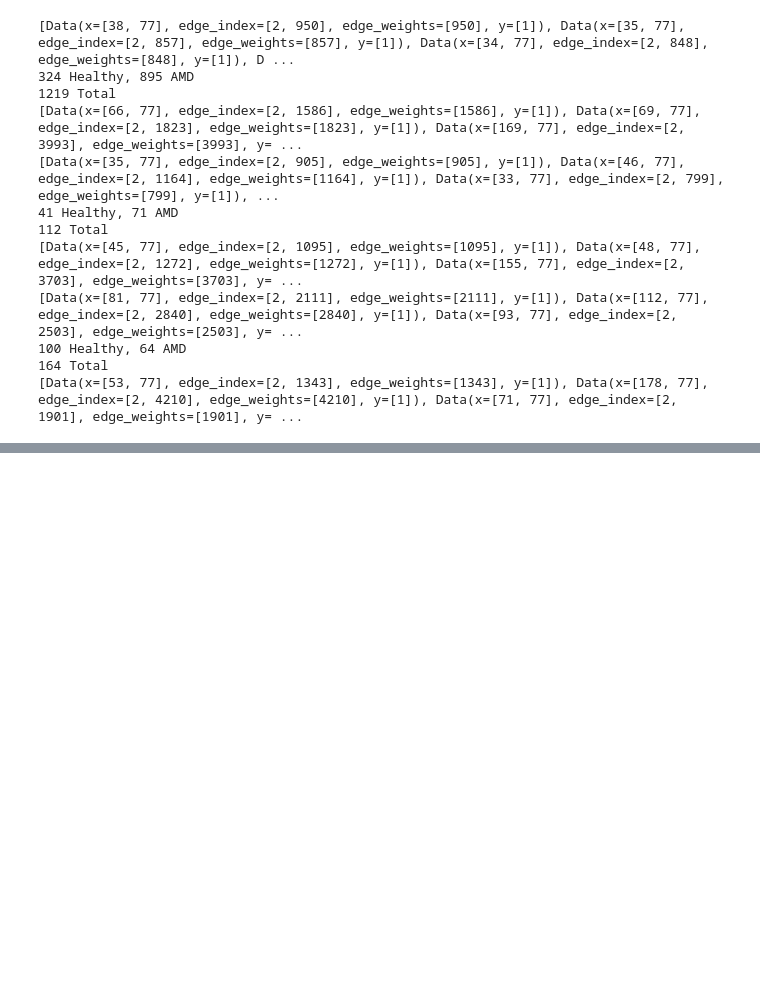
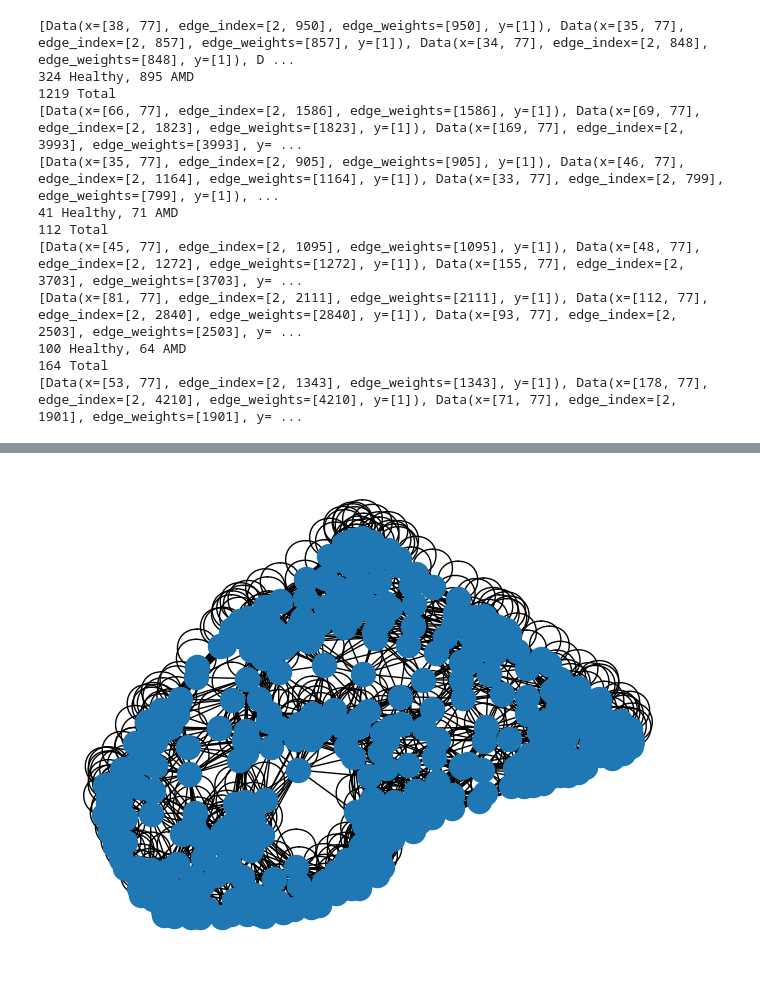
Before and after one commit to joobumjin/GraphSC, a Jupyter notebook: Notebook/PreProcessing.ipynb, the cells around one changed output, grey strips where cells are left out. Drawn from its saved outputs; the diff is of its cells as text; code cells hidden in the pictures; blank space fills up the shorter version.

```diff
--- a/Notebook/PreProcessing.ipynb
+++ b/Notebook/PreProcessing.ipynb
@@ -1607,0 +1653,4 @@ for split in ["Train", "Valid", "Test"]:
+# %%
+nx.draw(g, pos=nx.spring_layout(g))
+# %% [output]
+[figure, added]
```
Also changed, not shown: parts of 2 cells of this notebook, 4 other files.
